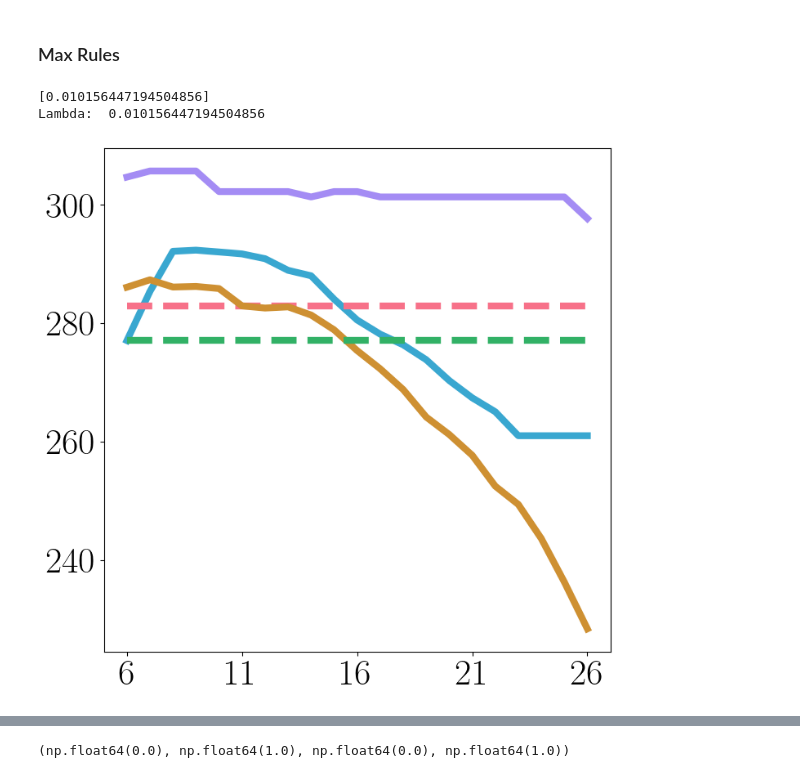
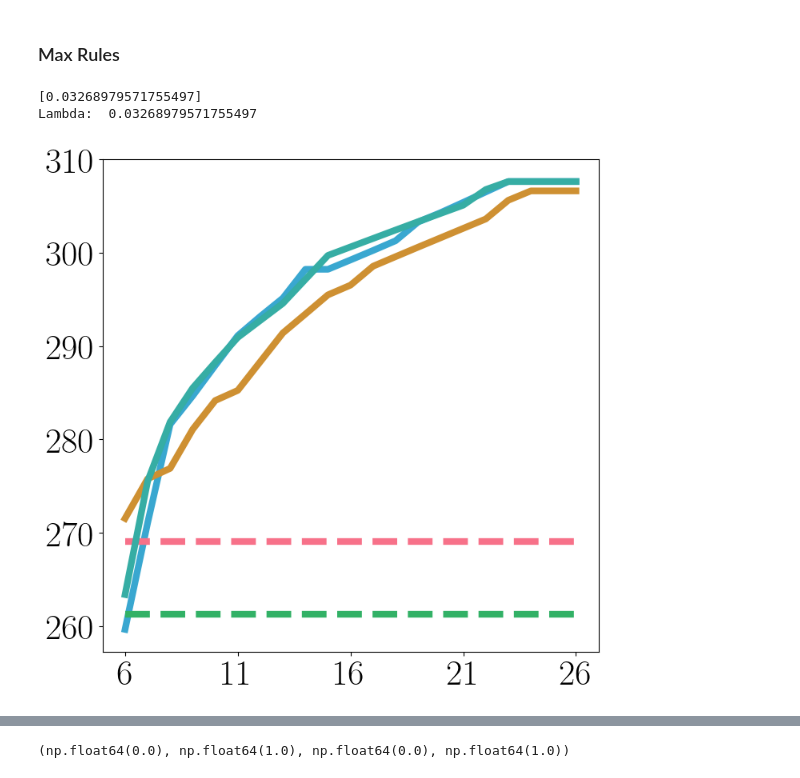
Before and after one commit to kevinqnb/interpretable-clustering, a Jupyter notebook: examples/experiments.ipynb, the cells around one changed output, grey strips where cells are left out. Drawn from its saved outputs; the diff is of its cells as text; code cells hidden in the pictures.

```diff
--- a/examples/experiments.ipynb
+++ b/examples/experiments.ipynb
@@ -235,7 +235,7 @@ plt.show()
 # %% [markdown]
 ### Max Rules
 # %%
-ref = '_alpha'
+ref = '_tuned'
 fname = "../data/experiments/" + dataset + "/max_rules/exp" + ref + ".json"
 with open(fname, 'r') as f:
     experiment_dict = json.load(f)
@@ -255,8 +255,8 @@ objective_cost_reward_dict = {
 baseline_module = 'KMeans'
 
 #rule_miners = ['fim-uniform', 'fim-cluster', 'car-entropy', 'decision-tree', 'exkmc']
-rule_miners = ['random-forest']
-objective = 'coverage-mistake'
+rule_miners = ['decision-tree']
+objective = 'coverage-cost'
 dscluster_objective_modules = [
     f'dscluster; {rm}; {objective}' for rm in rule_miners
 ]
@@ -274,8 +274,8 @@ print(dscluster_objective_module_lambdas)
 lambd = min(dscluster_objective_module_lambdas)
 print("Lambda: ", lambd)
 # %% [output]
-[0.010156447194504856]
-Lambda:  0.010156447194504856
+[0.03268979571755497]
+Lambda:  0.03268979571755497
 # %%
 fig,ax = plt.subplots(1,1,figsize=(8,8))
 x = np.array(list(experiment_dict['modules'][dscluster_objective_modules[0]][reward].keys()))
@@ -293,35 +293,35 @@ for cmod in comparison_modules:
         color=color_dict[cmod],
         linestyle=linestyle_dict[cmod],
         linewidth=6,
     )
 
 # DSCluster Modules:
 for dmod in dscluster_objective_modules:
     obj1 = np.array(list(experiment_dict['modules'][dmod][reward].values()))
     obj2 = np.array(list(experiment_dict['modules'][dmod][cost].values()))
     obj3 = np.array(list(experiment_dict['modules'][dmod]['sum-rule-length'].values()))
     obj_values = obj1 - lambd * (obj2 + alpha * obj3)
 
     dmod_name = dmod.rsplit(';', 1)[0]
     ax.plot(
         x,
         obj_values,
         label=dmod_name,
         color=color_dict[dmod_name],
         linestyle=linestyle_dict[dmod_name],
         linewidth=6,
     )
 
 plt.savefig(
-    "../figures/" + dataset + "/max_rules/" + reward + "_" + cost + "_" + rule_miners[0] + "_alpha.png",
+    "../figures/" + dataset + "/max_rules/" + reward + "_" + cost + "_" + rule_miners[0] + ".png",
     bbox_inches='tight'
 )
 
 ax.xaxis.set_major_locator(MaxNLocator(nbins=5))
 #plt.ylabel('Objective Value')
 #plt.xlabel('Max Number of Rules')
 # %% [output]
-[figure, old version]
+[figure, new version]
 # %%
 # Compare other measurements
 baseline_module = 'KMeans'
```
Also changed, not shown: parts of 1 cell of this notebook, 26 other files.
